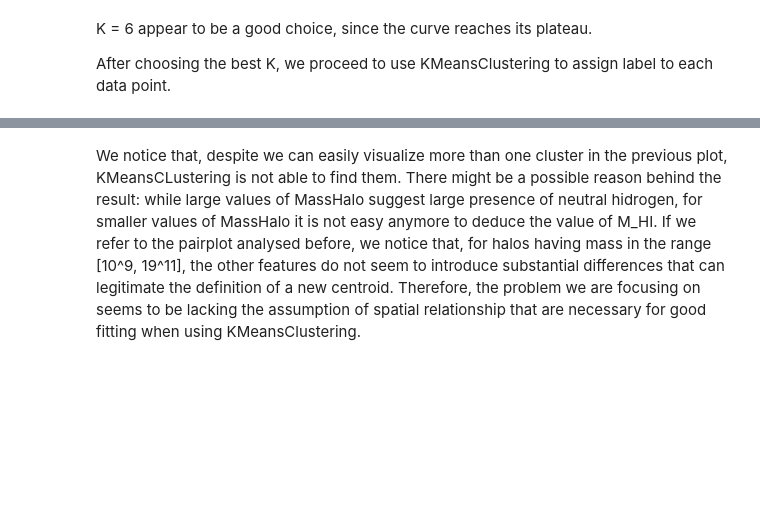
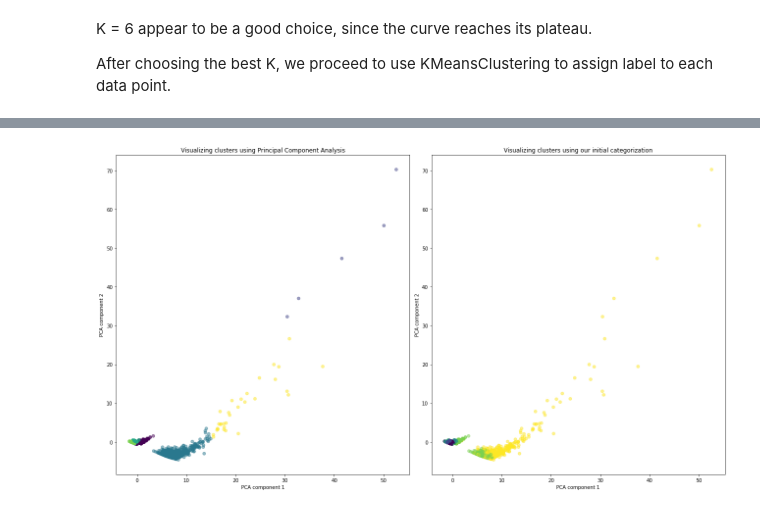
Before and after one commit to CS-433/ML4Science-FGR-x-ML, a Jupyter notebook: W1/task_w1.ipynb, the cells around one changed output, grey strips where cells are left out. Saved outputs shown, nothing was run; the diff lists cells and outputs as text; code cells hidden in the pictures; blank space fills up the shorter version.

```diff
--- a/W1/task_w1.ipynb
+++ b/W1/task_w1.ipynb
@@ -351,2 +341,11 @@ plt.legend(loc=4)
-# %% [markdown]
-We notice that, despite we can easily visualize more than one cluster in the previous plot, KMeansCLustering is not able to find them. There might be a possible reason behind the result: while large values of MassHalo suggest large presence of neutral hidrogen, for smaller values of MassHalo it is not easy anymore to deduce the value of M_HI. If we refer to the pairplot analysed before, we notice that, for halos having mass in the range [10^9, 19^11], the other features do not seem to introduce substantial differences that can legitimate the definition of a new centroid. Therefore, the problem we are focusing on seems to be lacking the assumption of spatial relationship that are necessary for  good fitting when using KMeansClustering.
+# %%
+fig, axs = plt.subplots(1,2, figsize = (18,10))
+pca = PCA(n_components = 2, copy = True)
+new_X = pca.fit_transform(X)
+axs[0].scatter(new_X[:,0], new_X[:,1], c = y_kmeans, alpha = 0.5)
+axs[0].set(xlabel = 'PCA component 1', ylabel = 'PCA component 2', title = 'Visualizing clusters using Principal Component Analysis')
+axs[1].scatter(new_X[:,0], new_X[:,1], c = col, alpha = 0.5)
+axs[1].set(xlabel = 'PCA component 1', ylabel = 'PCA component 2', title = 'Visualizing clusters using our initial categorization')
+plt.tight_layout()
+# %% [output]
+[figure, added]
```
Also changed, not shown: parts of 9 cells of this notebook.
